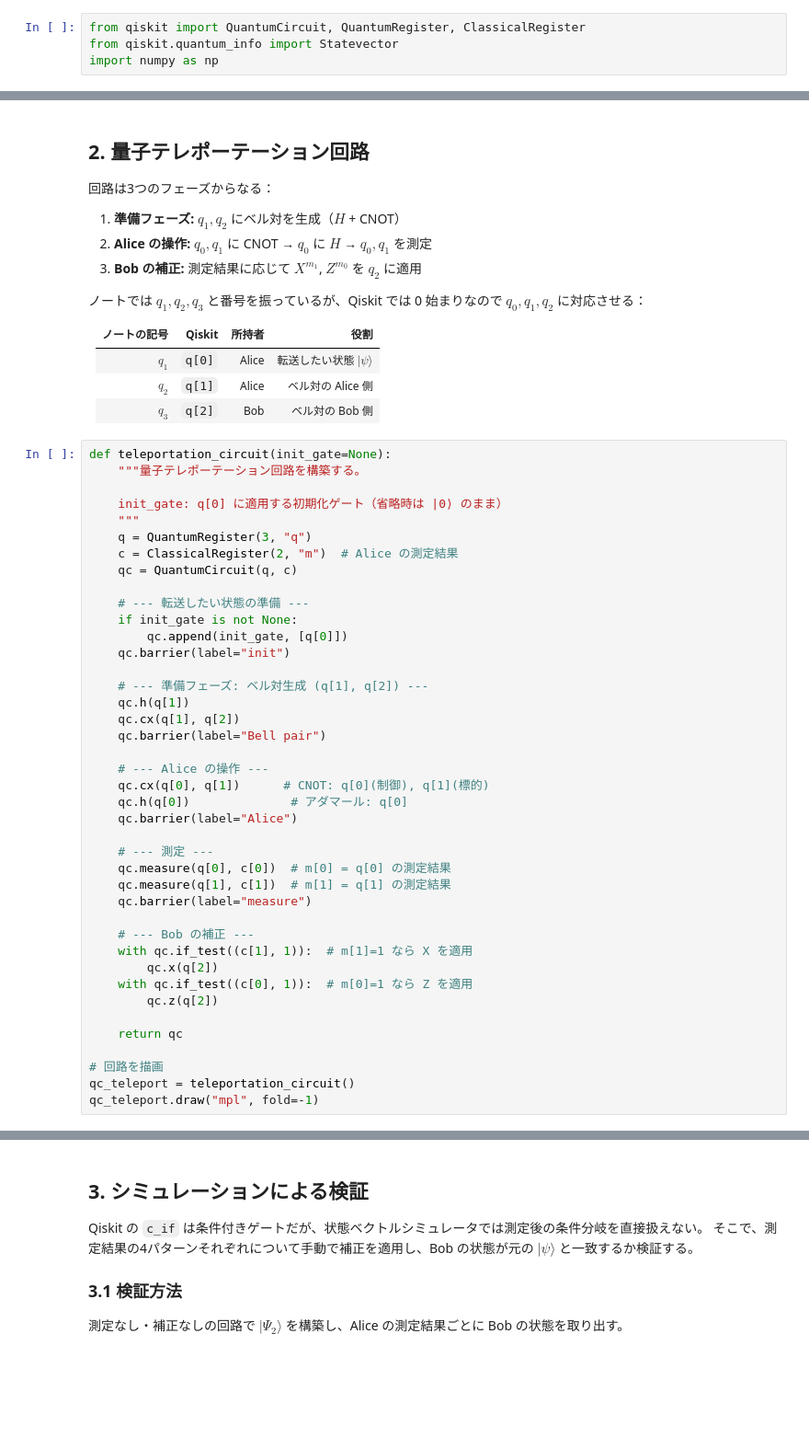
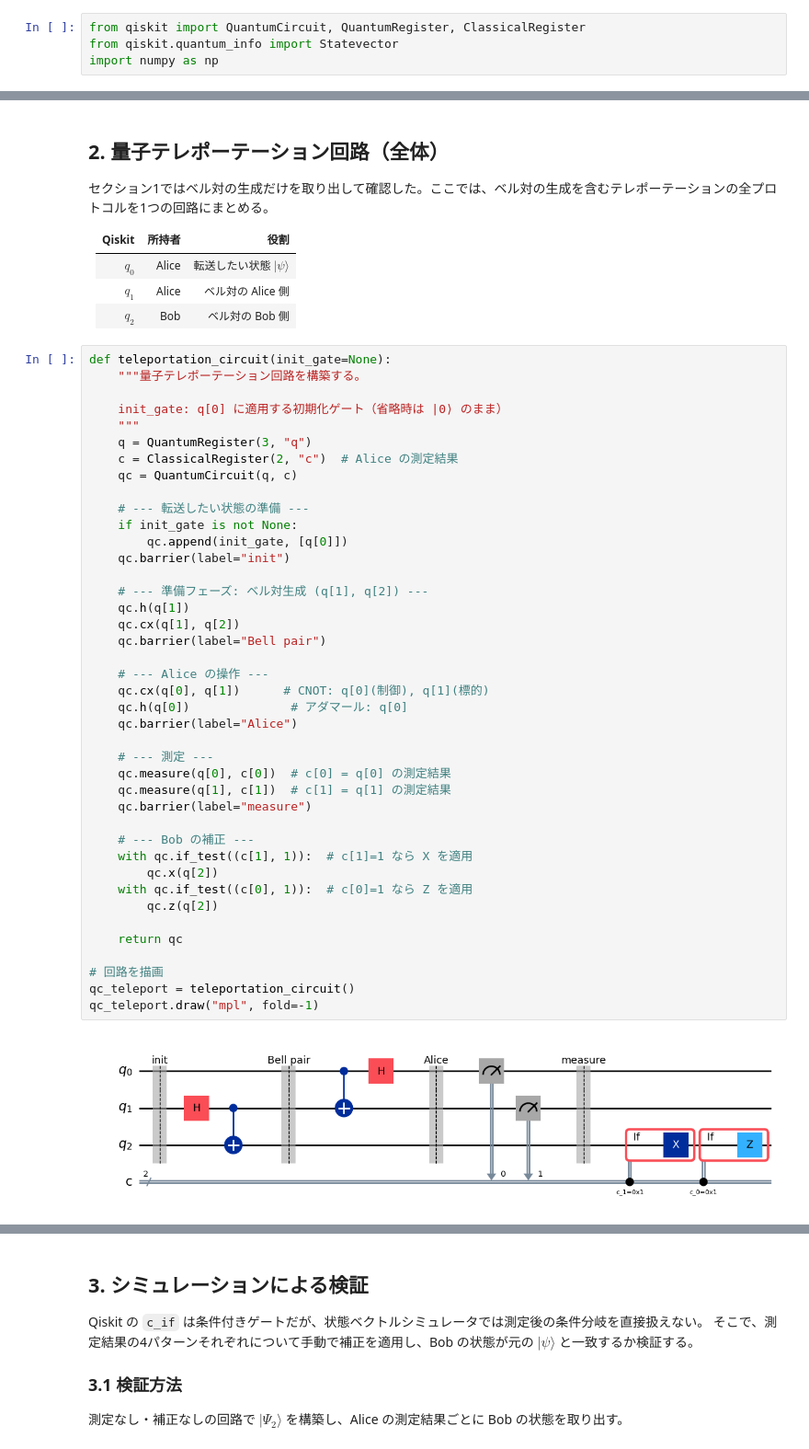
Before and after one commit to t-ishii66/Q-COM, a Jupyter notebook: notebooks/03_quantum_teleportation.ipynb, the cells around one changed output, grey strips where cells are left out. Shown at 92% size. Drawn from its saved outputs; the diff is of its cells as text; blank space fills up the shorter version.

Commit message:
notebook整備: ビット順序解説(01)・Qiskit基礎(02)追加、03/05/06の記法統一・コメント改善
Co-Authored-By: Claude Opus 4.6 (1M context) <noreply@anthropic.com>

```diff
--- a/notebooks/03_quantum_teleportation.ipynb
+++ b/notebooks/03_quantum_teleportation.ipynb
@@ -40,19 +91,13 @@ for i, amp in enumerate(sv_bell):
 # %% [markdown]
-## 2. 量子テレポーテーション回路
+## 2. 量子テレポーテーション回路（全体）
 
-回路は3つのフェーズからなる：
+セクション1ではベル対の生成だけを取り出して確認した。ここでは、ベル対の生成を含むテレポーテーションの全プロトコルを1つの回路にまとめる。
 
-1. **準備フェーズ:** $q_1, q_2$ にベル対を生成（$H$ + CNOT）
-2. **Alice の操作:** $q_0, q_1$ に CNOT → $q_0$ に $H$ → $q_0, q_1$ を測定
-3. **Bob の補正:** 測定結果に応じて $X^{m_1}$, $Z^{m_0}$ を $q_2$ に適用
-
-ノートでは $q_1, q_2, q_3$ と番号を振っているが、Qiskit では 0 始まりなので $q_0, q_1, q_2$ に対応させる：
-
-| ノートの記号 | Qiskit | 所持者 | 役割 |
-|---|---|---|---|
-| $q_1$ | `q[0]` | Alice | 転送したい状態 $|\psi\rangle$ |
-| $q_2$ | `q[1]` | Alice | ベル対の Alice 側 |
-| $q_3$ | `q[2]` | Bob | ベル対の Bob 側 |
+| Qiskit | 所持者 | 役割 |
+|---|---|---|
+| $q_0$ | Alice | 転送したい状態 $\vert\psi\rangle$ |
+| $q_1$ | Alice | ベル対の Alice 側 |
+| $q_2$ | Bob | ベル対の Bob 側 |
 # %%
 def teleportation_circuit(init_gate=None):
     """量子テレポーテーション回路を構築する。
@@ -60,37 +105,39 @@ def teleportation_circuit(init_gate=None):
     init_gate: q[0] に適用する初期化ゲート（省略時は |0⟩ のまま）
     """
     q = QuantumRegister(3, "q")
-    c = ClassicalRegister(2, "m")  # Alice の測定結果
+    c = ClassicalRegister(2, "c")  # Alice の測定結果
     qc = QuantumCircuit(q, c)
 
     # --- 転送したい状態の準備 ---
     if init_gate is not None:
         qc.append(init_gate, [q[0]])
     qc.barrier(label="init")
 
     # --- 準備フェーズ: ベル対生成 (q[1], q[2]) ---
     qc.h(q[1])
     qc.cx(q[1], q[2])
     qc.barrier(label="Bell pair")
 
     # --- Alice の操作 ---
     qc.cx(q[0], q[1])      # CNOT: q[0](制御), q[1](標的)
     qc.h(q[0])              # アダマール: q[0]
     qc.barrier(label="Alice")
 
     # --- 測定 ---
-    qc.measure(q[0], c[0])  # m[0] = q[0] の測定結果
-    qc.measure(q[1], c[1])  # m[1] = q[1] の測定結果
+    qc.measure(q[0], c[0])  # c[0] = q[0] の測定結果
+    qc.measure(q[1], c[1])  # c[1] = q[1] の測定結果
     qc.barrier(label="measure")
 
     # --- Bob の補正 ---
-    with qc.if_test((c[1], 1)):  # m[1]=1 なら X を適用
+    with qc.if_test((c[1], 1)):  # c[1]=1 なら X を適用
         qc.x(q[2])
-    with qc.if_test((c[0], 1)):  # m[0]=1 なら Z を適用
+    with qc.if_test((c[0], 1)):  # c[0]=1 なら Z を適用
         qc.z(q[2])
 
     return qc
 
 # 回路を描画
 qc_teleport = teleportation_circuit()
 qc_teleport.draw("mpl", fold=-1)
+# %% [output]
+[figure, added]
```
Also changed, not shown: parts of 15 cells of this notebook, 4 other files.
